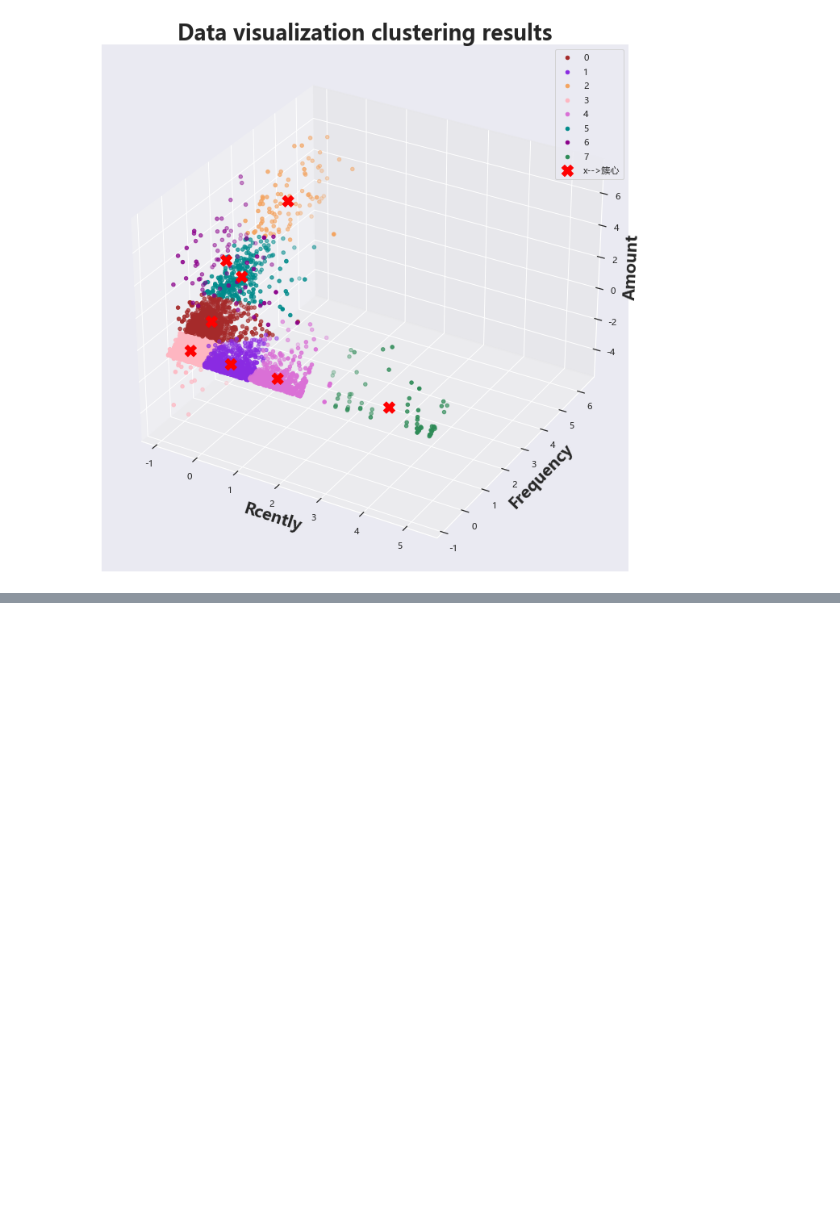
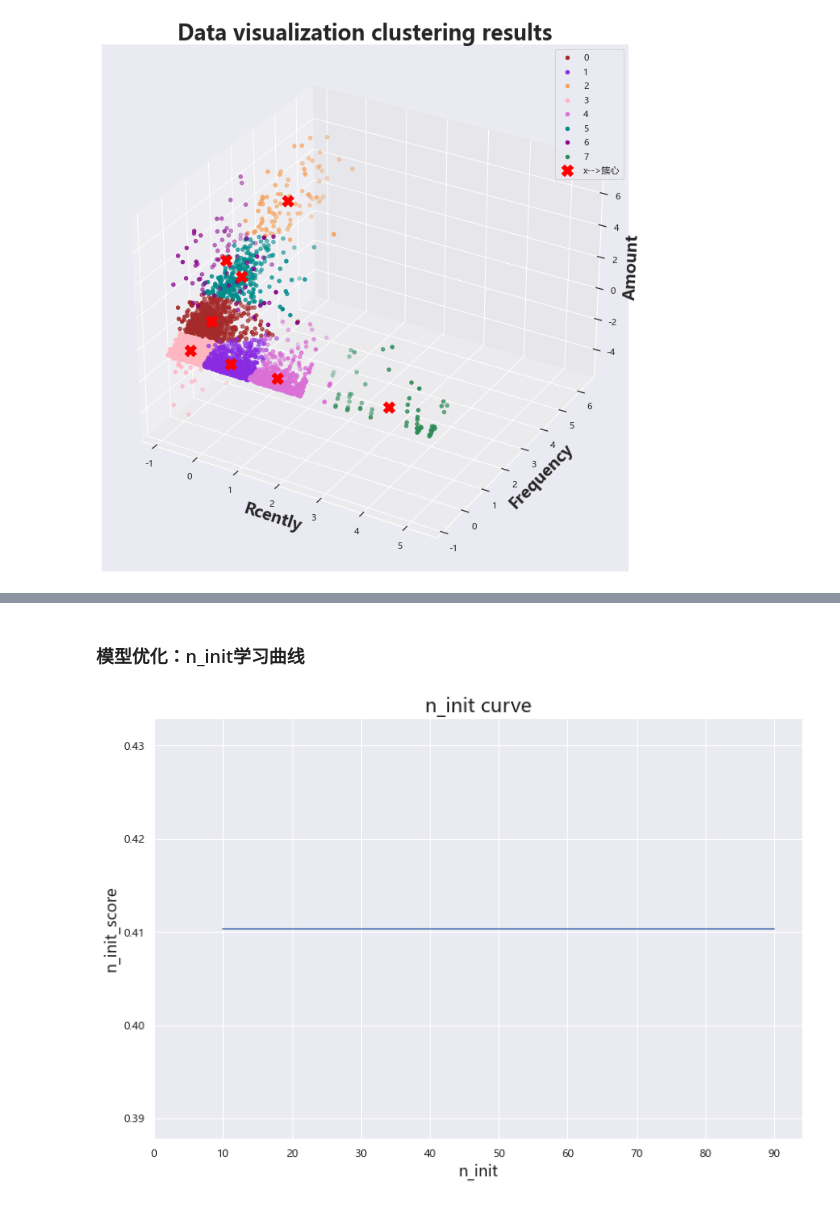
Before and after one commit to jaling9/PythonProjects, a Jupyter notebook: 基于kmean聚类实现用户分层RFM模型/基于kmeans聚类RFM模型.ipynb, the cells around one changed output, grey strips where cells are left out. Cells and saved outputs as stored; diff of their text form; code cells hidden in the pictures; blank space fills up the shorter version.

```diff
--- a/基于kmean聚类实现用户分层RFM模型/基于kmeans聚类RFM模型.ipynb
+++ b/基于kmean聚类实现用户分层RFM模型/基于kmeans聚类RFM模型.ipynb
@@ -517,0 +563,22 @@ For n_clusters = 19 The average silhouette_score is : 0.33300518707682725
+# %% [markdown]
+### 模型优化：n_init学习曲线
+# %%
+n_init_score = []
+for i in range(10,100,10):
+    model = KMeans(algorithm='lloyd',
+                    n_clusters=8,
+                    init = 'k-means++',
+                    n_init = i,
+                    max_iter=17,
+                    random_state=2022,
+                    )
+    model = model.fit(train)
+    silhouette_avg = silhouette_score(train, model.labels_)
+    n_init_score.append(silhouette_avg)
+plt.plot(range(10,100,10),n_init_score)
+plt.xlabel("n_init",fontsize=16)
+plt.ylabel("n_init_score",fontsize=16)
+plt.title("n_init curve",fontsize=20)
+plt.xticks(np.arange(0,100,step=10));
+# %% [output]
+[figure, added]
```
Also changed, not shown: parts of 17 cells of this notebook.
